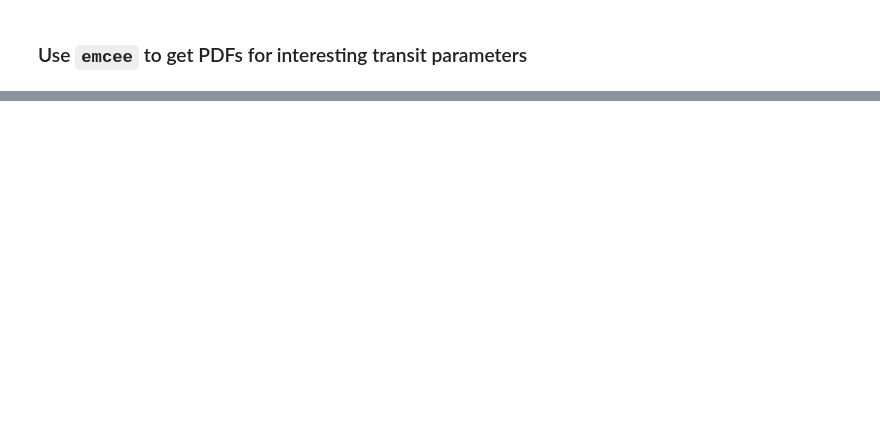
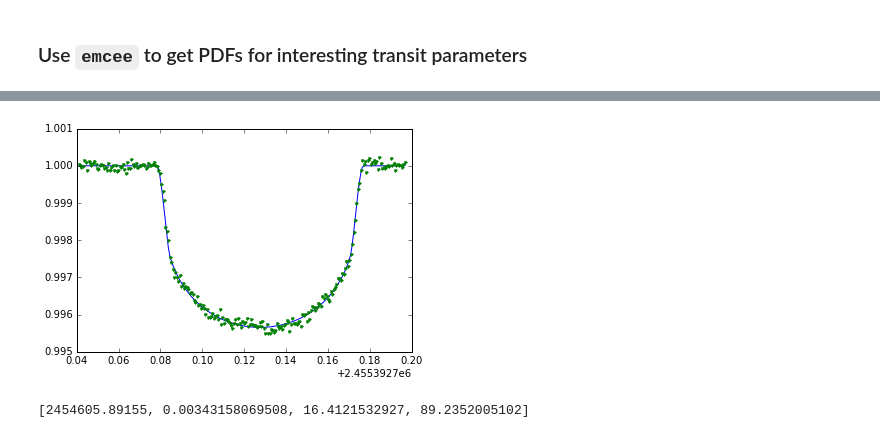
Before and after one commit to bmorris3/hat-11, a Jupyter notebook: data/clean_lightcurves.ipynb, the cells around one changed output, grey strips where cells are left out. Saved outputs shown, nothing was run; the diff lists cells and outputs as text; code cells hidden in the pictures; blank space fills up the shorter version.

```diff
--- a/data/clean_lightcurves.ipynb
+++ b/data/clean_lightcurves.ipynb
@@ -113,0 +165,12 @@ low_chi2_transits.fiducial_transit_fit(plots=True);
+# %%
+from cleanfit import generate_model_lc_short
+
+plot_these = samples[-1,:]
+this_part = np.arange(len(transit_lc.times)) < 0.3*len(transit_lc.times)
+plt.plot(transit_lc.times.jd[this_part], generate_model_lc_short(transit_lc.times.jd, *plot_these)[this_part])
+plt.plot(transit_lc.times.jd[this_part], transit_lc.fluxes[this_part],'.')
+plt.show()
+print("[{}]".format(", ".join(map(str, samples[-1,:]))))
+# %% [output]
+[figure, added]
+[2454605.89155, 0.00343158069508, 16.4121532927, 89.2352005102]
```
Also changed, not shown: parts of 12 cells of this notebook, 2 other files.
